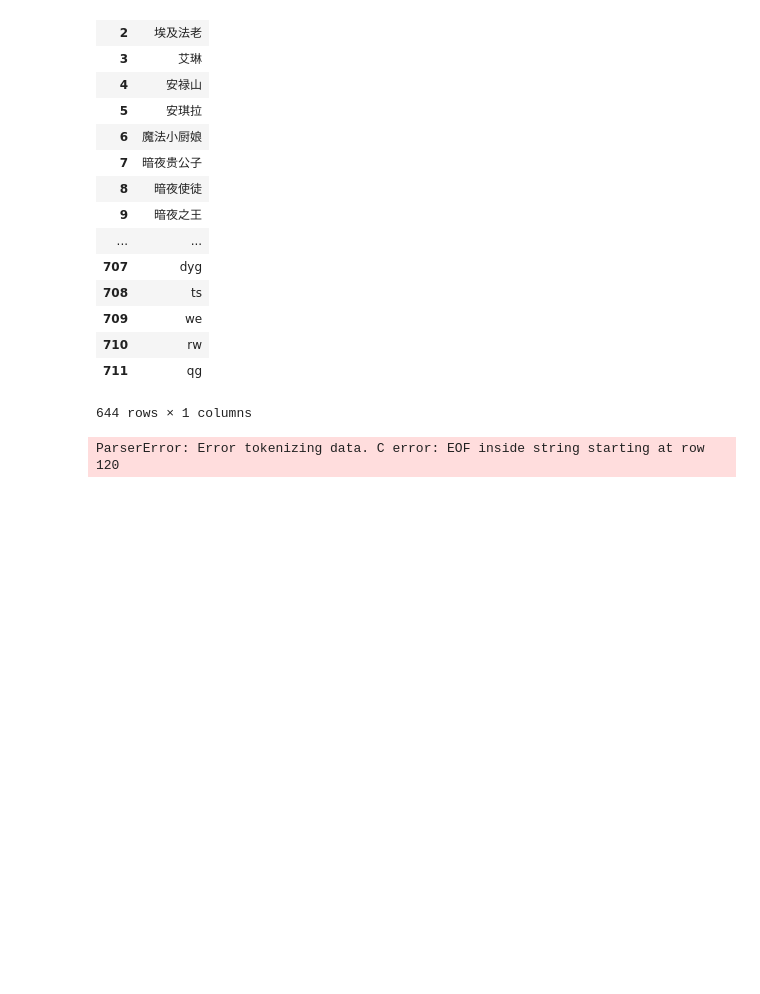
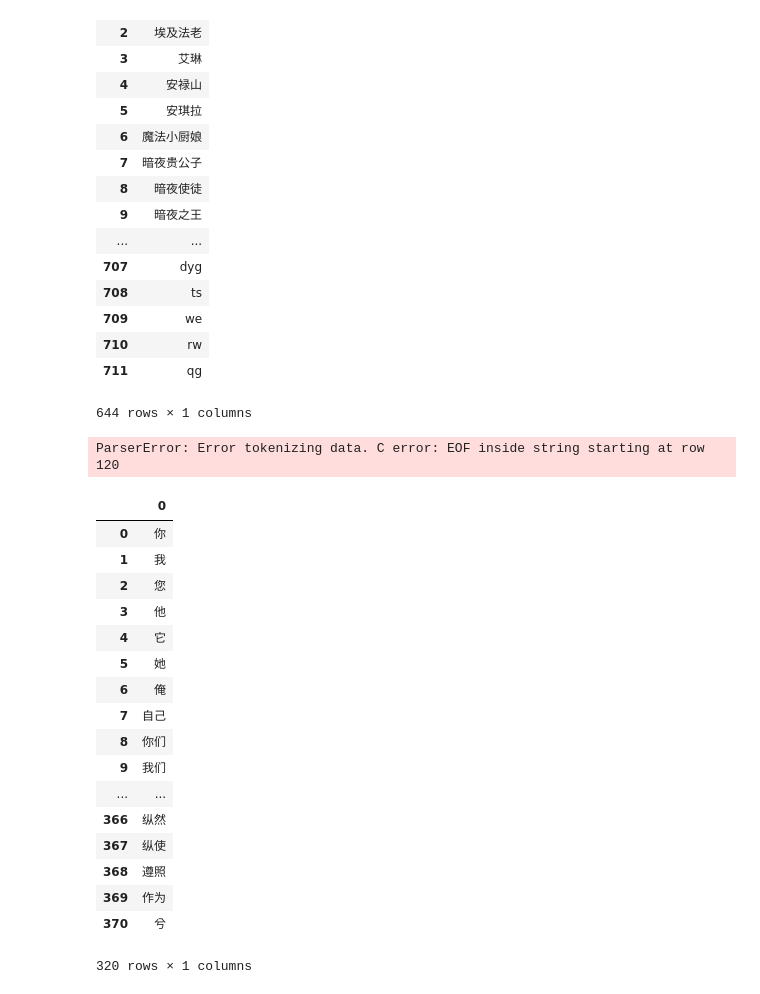
Before and after one commit to zhou-xingxing/graduate_work, a Jupyter notebook: notebook/词库合并、去重.ipynb, the cells around one changed output. Saved outputs shown, nothing was run; the diff lists cells and outputs as text; code cells hidden in the pictures; blank space fills up the shorter version.

```diff
--- a/notebook/词库合并、去重.ipynb
+++ b/notebook/词库合并、去重.ipynb
@@ -197,3 +197,28 @@ pre=pd.read_csv(r"E:\毕业设计\stopwords.txt", header=None, encoding='utf-8',
 display(pre)
 # %% [output]
 ParserError: Error tokenizing data. C error: EOF inside string starting at row 120
+# %%
+import pandas as pd
+data=pd.read_csv(r'../dict/self_stopwords.txt',header=None)
+data=data.drop_duplicates()
+display(data)
+data.to_csv(r'../dict/self_stopwords.txt',header=None,index=None)
+# %% [output]
+|  | 0 |
+| 0 | 你 |
+| 1 | 我 |
+| 2 | 您 |
+| 3 | 他 |
+| 4 | 它 |
+| 5 | 她 |
+| 6 | 俺 |
+| 7 | 自己 |
+| 8 | 你们 |
+| 9 | 我们 |
+| ... | ... |
+| 366 | 纵然 |
+| 367 | 纵使 |
+| 368 | 遵照 |
+| 369 | 作为 |
+| 370 | 兮 |
+320 rows × 1 columns
```
Also changed, not shown: 12 other files.
